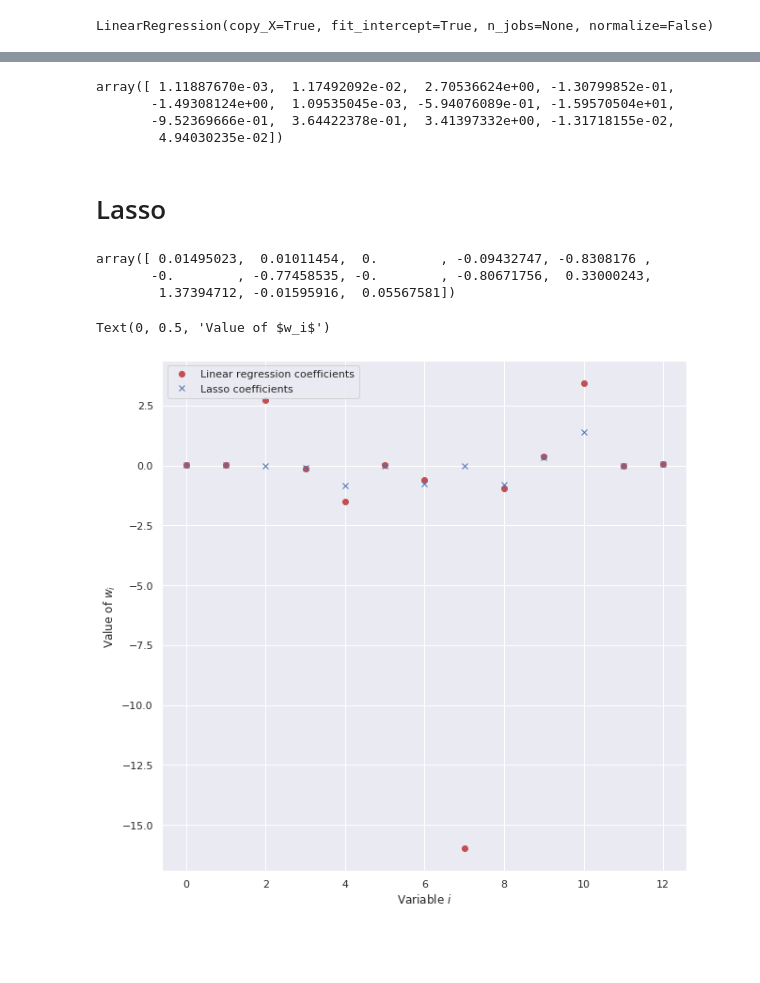
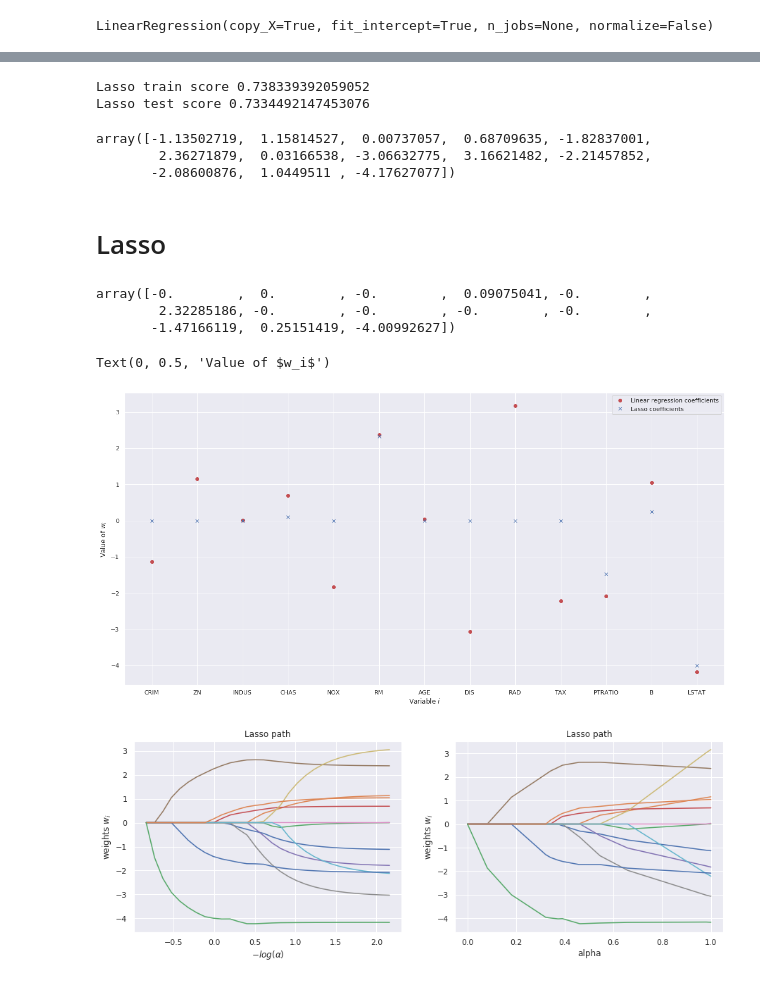
Before and after one commit to henry-sabogal/bioinformatics_project, a Jupyter notebook: LassoRegression.ipynb, the cells around one changed output, grey strips where cells are left out. Drawn from its saved outputs; the diff is of its cells as text; code cells hidden in the pictures; blank space fills up the shorter version.

Commit message:
Fix bugs data selection

```diff
--- a/LassoRegression.ipynb
+++ b/LassoRegression.ipynb
@@ -127,7 +131,12 @@ plt.show()
 # %% [markdown]
 <h1>Linear Regression</h1>
 # %%
-X = boston_df[boston_df.columns.difference(['Price'])]
-Y = boston_df['Price']
+#X = boston_df[boston_df.columns.difference(['Price'])]
+#Y = boston_df['Price']
+X = boston['data']
+Y = boston['target']
+
+print(X.shape)
+print(Y.shape)
 
 X_train, X_test, y_train, y_test = train_test_split(X,Y,test_size=0.2,random_state=5)
@@ -139,7 +151,7 @@ x_train = scaler.transform(X_train)
 x_test = scaler.transform(X_test)
 # %%
 lr = LinearRegression()
-lr.fit(X_train, y_train)
+lr.fit(x_train, y_train)
 # %% [output]
 LinearRegression(copy_X=True, fit_intercept=True, n_jobs=None, normalize=False)
 # %%
@@ -165,27 +177,61 @@ RMSE is 4.56829204230322
+# %%
+lr_train_score = lr.score(x_train, y_train)
+lr_test_score = lr.score(x_test, y_test)
+
+print("Lasso train score {}".format(lr_train_score))
+print("Lasso test score {}".format(lr_test_score))
+# %% [output]
+Lasso train score 0.738339392059052
+Lasso test score 0.7334492147453076
 # %%
 lr.coef_
 # %% [output]
-array([ 1.11887670e-03,  1.17492092e-02,  2.70536624e+00, -1.30799852e-01,
-       -1.49308124e+00,  1.09535045e-03, -5.94076089e-01, -1.59570504e+01,
-       -9.52369666e-01,  3.64422378e-01,  3.41397332e+00, -1.31718155e-02,
-        4.94030235e-02])
+array([-1.13502719,  1.15814527,  0.00737057,  0.68709635, -1.82837001,
+        2.36271879,  0.03166538, -3.06632775,  3.16621482, -2.21457852,
+       -2.08600876,  1.0449511 , -4.17627077])
 # %% [markdown]
 <h1>Lasso</h1>
 # %%
-mdl = Lasso(alpha=0.7)
-mdl.fit(X_train, y_train)
+mdl = Lasso(alpha=0.9)
+mdl.fit(x_train, y_train)
 mdl.coef_
 # %% [output]
-array([ 0.01495023,  0.01011454,  0.        , -0.09432747, -0.8308176 ,
-       -0.        , -0.77458535, -0.        , -0.80671756,  0.33000243,
-        1.37394712, -0.01595916,  0.05567581])
+array([-0.        ,  0.        , -0.        ,  0.09075041, -0.        ,
+        2.32285186, -0.        , -0.        , -0.        , -0.        ,
+       -1.47166119,  0.25151419, -4.00992627])
 # %%
-plt.figure(figsize=(10,10))
+df2 = boston_df.drop(['Price'], axis=1)
+
+plt.figure(figsize=(20,10))
 plt.plot(lr.coef_, 'o' 'r', label="Linear regression coefficients")
 plt.plot(mdl.coef_, 'x' 'b', label="Lasso coefficients")
 plt.legend()
+plt.xticks(np.linspace(0,12,13), list(df2.columns.values))
 plt.xlabel("Variable $i$")
 plt.ylabel("Value of $w_i$")
 # %% [output]
 Text(0, 0.5, 'Value of $w_i$')
-[figure, old version]
+[figure, new version]
+# %%
+alphas, coef_path, _ = lasso_path(x_train,y_train, coef_init=mdl.coef_, n_alphas=30)
+_, _, coefs = lars_path(x_train,y_train,method="lasso")
+
+xx = np.sum(np.abs(coefs.T), axis=1)
+xx /= xx[-1]
+
+plt.figure(figsize=(15,5))
+plt.subplot(1,2,1)
+plt.plot(-np.log10(alphas), coef_path.T)
+plt.xlabel(r'$-log(\alpha)$')
+plt.ylabel('weights $w_i$')
+plt.title('Lasso path');
+
+plt.subplot(1,2,2)
+plt.plot(xx, coefs.T)
+plt.xlabel(r'alpha')
+plt.ylabel('weights $w_i$')
+plt.title('Lasso path');
+
+plt.show()
+# %% [output]
+[figure, added]
```
Also changed, not shown: parts of 7 cells of this notebook, 1 other file.
